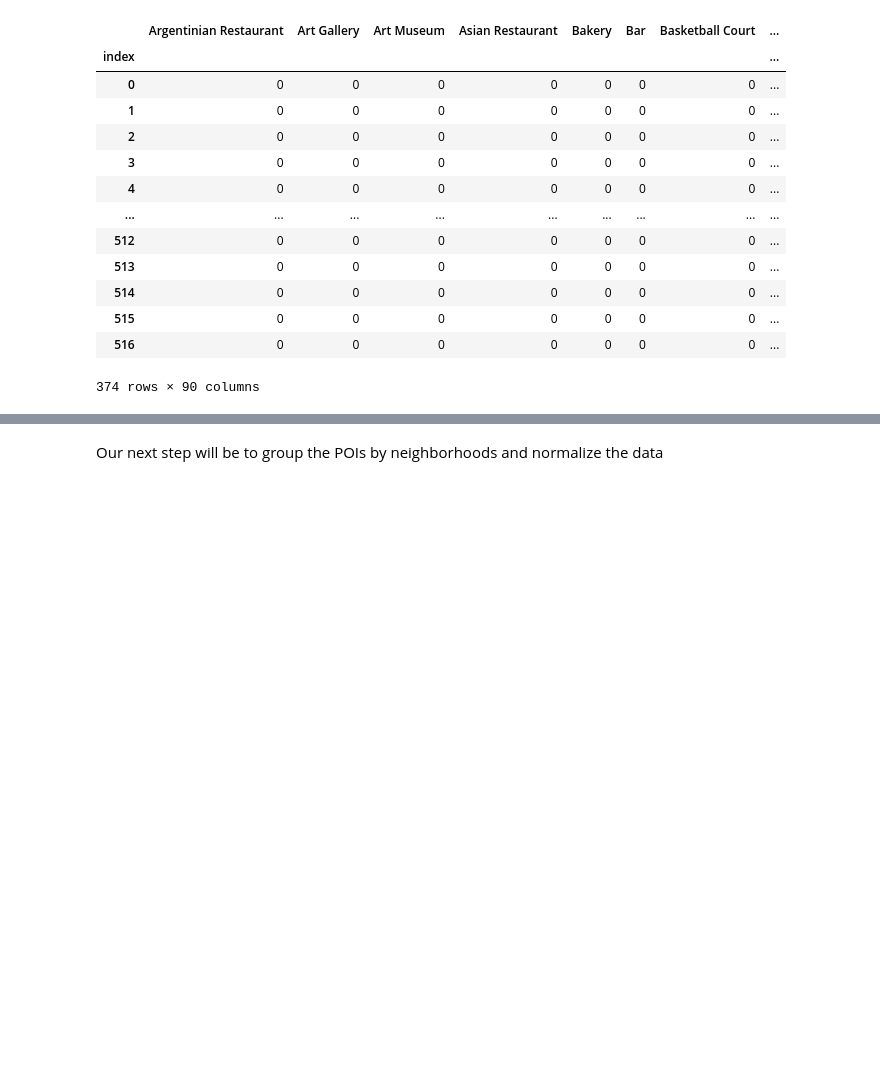
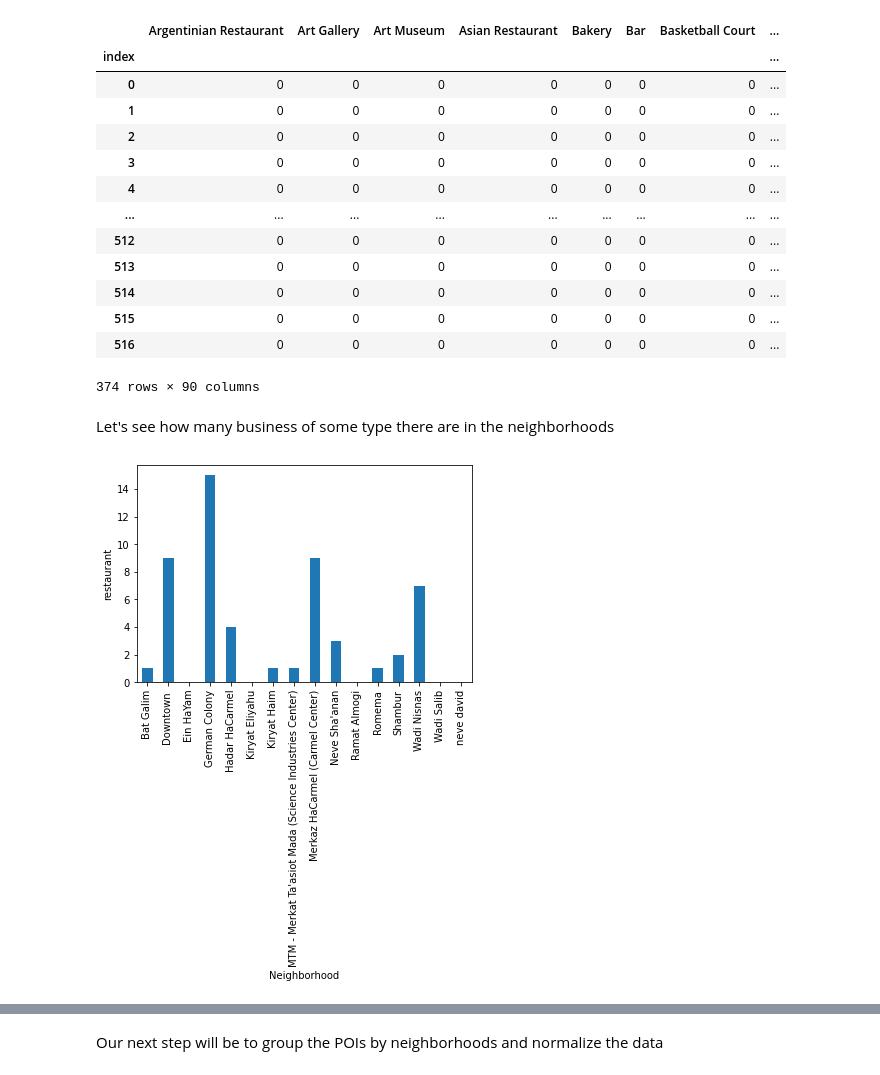
Before and after one commit to roeegro/Applied-Data-Science-Capstone-Course, a Jupyter notebook: Segmentation_and_clustering_of_neighboarhoods_in_haifa.ipynb, the cells around one changed output, grey strips where cells are left out. Cells and saved outputs as stored; diff of their text form; code cells hidden in the pictures; blank space fills up the shorter version.

```diff
--- a/Segmentation_and_clustering_of_neighboarhoods_in_haifa.ipynb
+++ b/Segmentation_and_clustering_of_neighboarhoods_in_haifa.ipynb
@@ -501,3 +509,16 @@ haifa_venues_onehot
 | 515 | 0 | 0 | 0 | 0 | 0 | 0 | 0 | ... |
 | 516 | 0 | 0 | 0 | 0 | 0 | 0 | 0 | ... |
 374 rows × 90 columns
+# %% [markdown]
+Let's see how many business of some type there are in the neighborhoods
+# %%
+def business_for_some_type_per_neigh(one_hot_repr_df,business_type):
+  one_hot_repr_grouped_df = haifa_venues_normalized = one_hot_repr_df.groupby('Neighborhood').sum()
+  count_business_type_per_neigh = one_hot_repr_grouped_df[business_type]
+  ax = count_business_type_per_neigh.plot.bar()
+  ax.set_ylabel(business_type)
+  ax.plot()
+
+business_for_some_type_per_neigh(haifa_venues_onehot,'restaurant')
+# %% [output]
+[figure, added]
```
Also changed, not shown: parts of 6 cells of this notebook.
